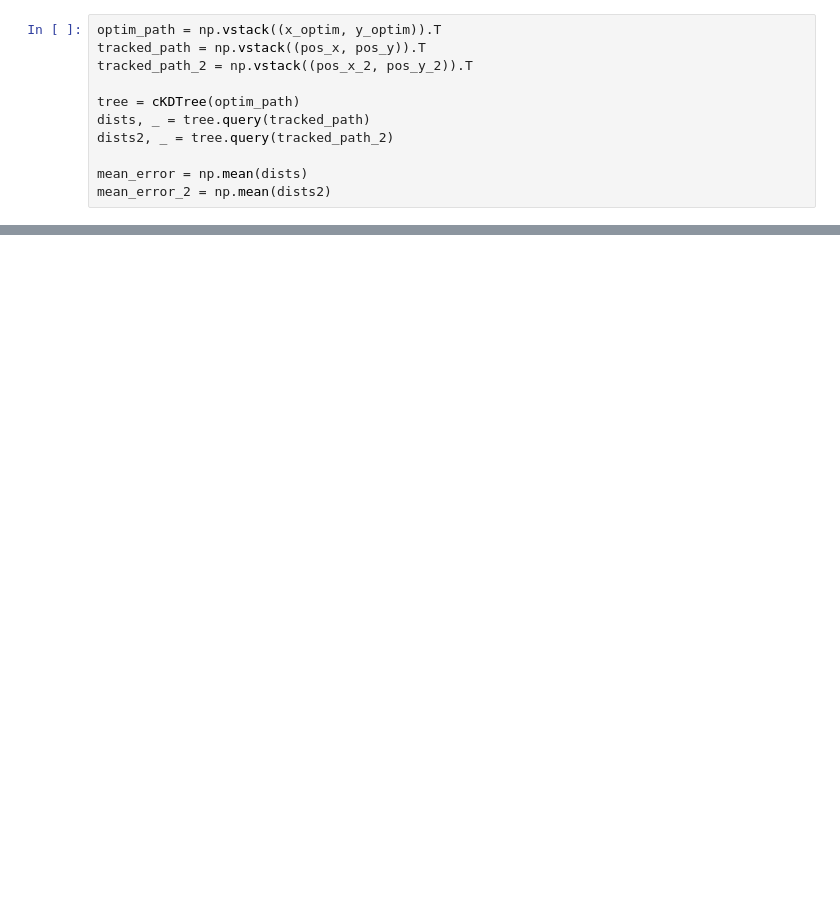
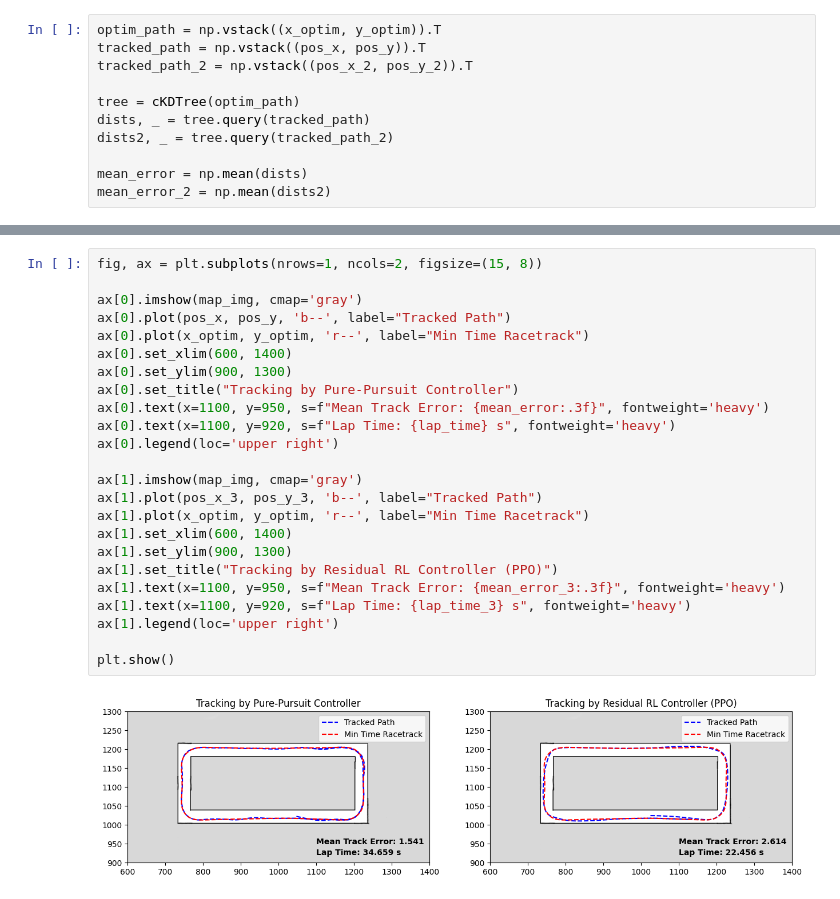
Before and after one commit to gokulmk-12/f1tenth_gym_ros_ntu, a Jupyter notebook: scripts/race_logs.ipynb, the cells around one changed output, grey strips where cells are left out. Saved outputs shown, nothing was run; the diff lists cells and outputs as text; blank space fills up the shorter version.

```diff
--- a/scripts/race_logs.ipynb
+++ b/scripts/race_logs.ipynb
@@ -137,0 +163,26 @@ plt.show()
+# %%
+fig, ax = plt.subplots(nrows=1, ncols=2, figsize=(15, 8))
+
+ax[0].imshow(map_img, cmap='gray')
+ax[0].plot(pos_x, pos_y, 'b--', label="Tracked Path")
+ax[0].plot(x_optim, y_optim, 'r--', label="Min Time Racetrack")
+ax[0].set_xlim(600, 1400)
+ax[0].set_ylim(900, 1300)
+ax[0].set_title("Tracking by Pure-Pursuit Controller")
+ax[0].text(x=1100, y=950, s=f"Mean Track Error: {mean_error:.3f}", fontweight='heavy')
+ax[0].text(x=1100, y=920, s=f"Lap Time: {lap_time} s", fontweight='heavy')
+ax[0].legend(loc='upper right')
+
+ax[1].imshow(map_img, cmap='gray')
+ax[1].plot(pos_x_3, pos_y_3, 'b--', label="Tracked Path")
+ax[1].plot(x_optim, y_optim, 'r--', label="Min Time Racetrack")
+ax[1].set_xlim(600, 1400)
+ax[1].set_ylim(900, 1300)
+ax[1].set_title("Tracking by Residual RL Controller (PPO)")
+ax[1].text(x=1100, y=950, s=f"Mean Track Error: {mean_error_3:.3f}", fontweight='heavy')
+ax[1].text(x=1100, y=920, s=f"Lap Time: {lap_time_3} s", fontweight='heavy')
+ax[1].legend(loc='upper right')
+
+plt.show()
+# %% [output]
+[figure, added]
```
Also changed, not shown: parts of 6 cells of this notebook, 11 other files.
